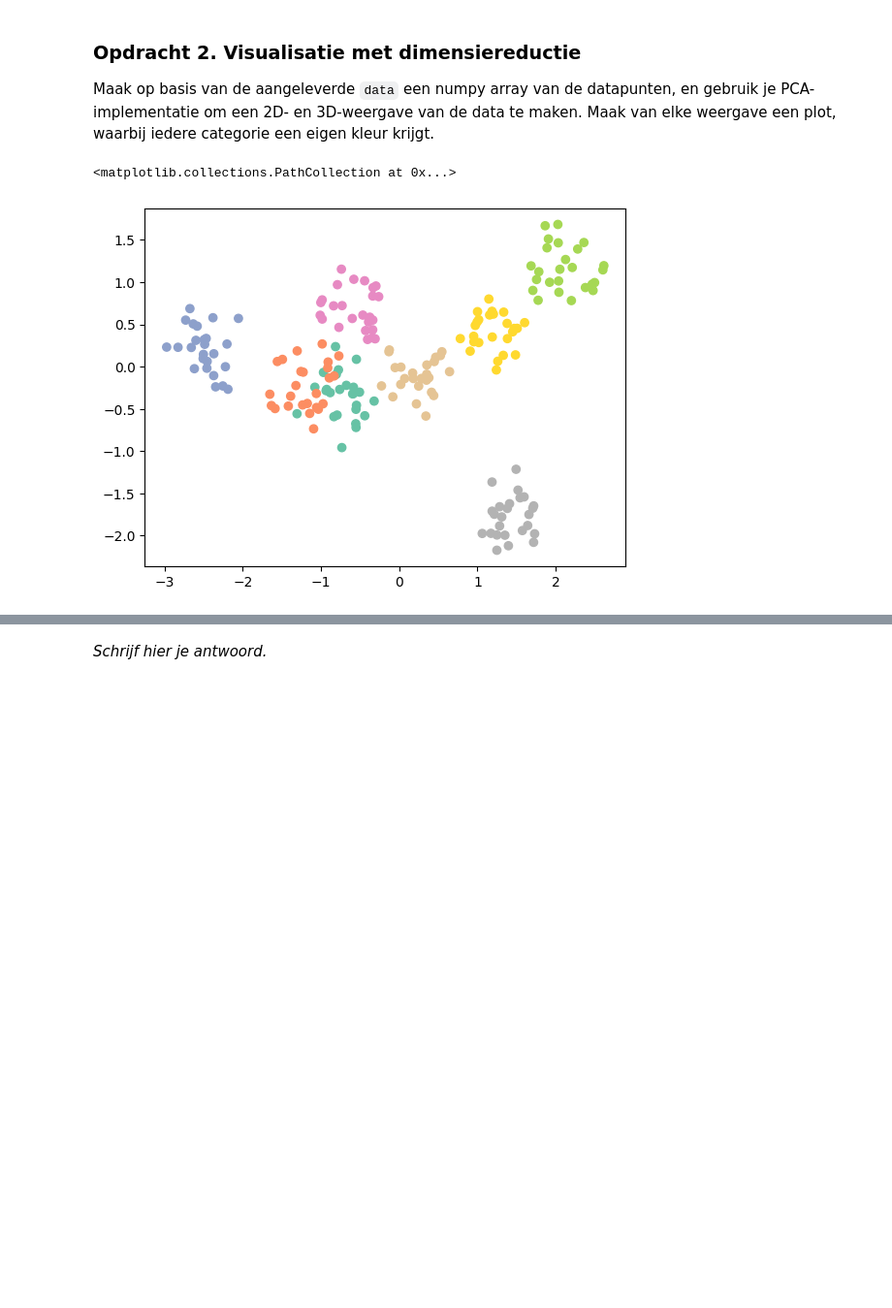
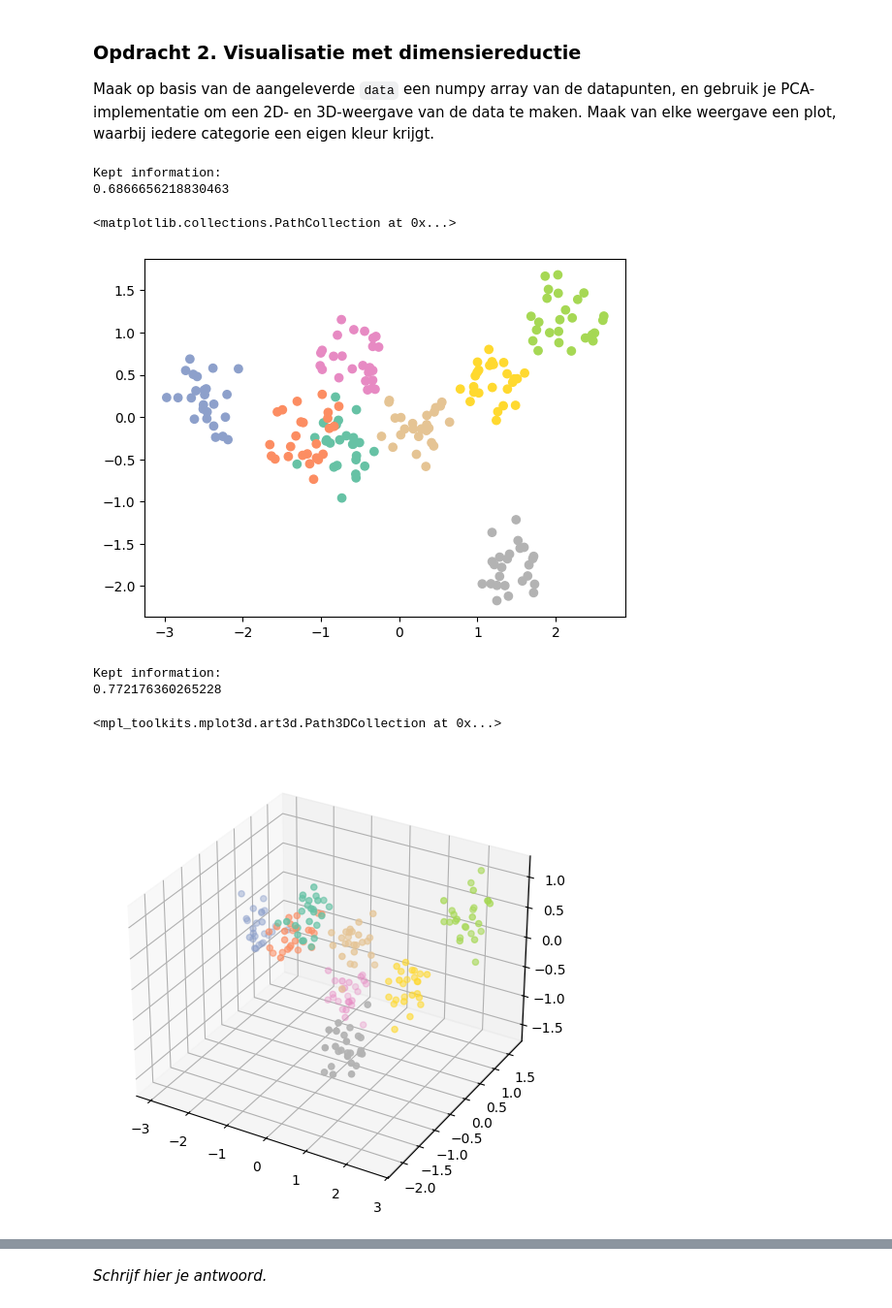
Before and after one commit to AI-S4-2026/la-ii-dimensionaliteitsreductie-Dominik-Enzinger-HU-student, a Jupyter notebook: dimensionality.ipynb, the cells around one changed output, grey strips where cells are left out. Shown at 97% size. Cells and saved outputs as stored; diff of their text form; code cells hidden in the pictures; blank space fills up the shorter version.

Commit message:
Added 3d plot

```diff
--- a/dimensionality.ipynb
+++ b/dimensionality.ipynb
@@ -96,7 +96,7 @@ Hint: Laat bij stap 3. zien (bijvoorbeeld met een `print()` statement) dat de me
 #### Output
 `X_reduced: numpy.array` - een $(m, n^\prime)$ numpy matrix met de gereduceerde data.
 # %%
-def compute_pca(X, n_components, prints=False):
+def compute_pca(X, n_components, prints=False, print_kept_information=False):
     """
     Parameters
     ----------
@@ -106,6 +106,8 @@ def compute_pca(X, n_components, prints=False):
         The number of principal components (dimensions) to keep.
     prints : boolean
         Whether or not to print the pca process.
+    print_kept_information : boolean
+        Wheter or not the factor (percentage) of kept information is printed.
 
     Returns
     -------
@@ -126,10 +128,11 @@ def compute_pca(X, n_components, prints=False):
     sorting_helper = np.argsort(eigenvalues)[::-1]
     sorted_eigenvalues = eigenvalues[sorting_helper]
     sorted_eigenvectors = eigenvectors[:,sorting_helper]
-    eigenvalue_impact = sorted_eigenvalues / sum(sorted_eigenvalues)
+    eigenvalue_information = sorted_eigenvalues / sum(sorted_eigenvalues)
 
     # Step 4: Select eigenvectors (pc's, principal components) to keep
     selected_eigenvectors = sorted_eigenvectors[:,:n_components]
+    kept_information = np.sum(eigenvalue_information[:n_components])
 
     # Prints:
     if prints:
@@ -148,13 +151,16 @@ def compute_pca(X, n_components, prints=False):
         print("Sorting helper (indices):", sorting_helper, sep="\n", end="\n\n")
         print("Sorted eigenvalues shape (features, 1):", sorted_eigenvalues.shape, sep="\n", end="\n\n")
         print("Sorted eigenvalues:", sorted_eigenvalues, sep="\n", end="\n\n")
-        print("Eigenvalue impact (percentage of impact):", eigenvalue_impact, sep="\n", end="\n\n")
+        print("Eigenvalue information (percentage of information of each eigenvalue/eigenvector):", eigenvalue_information, sep="\n", end="\n\n")
         print("Sorted eigenvectors shape (features, features):", sorted_eigenvectors.shape, sep="\n", end="\n\n")
         print("Sorted eigenvectors:", sorted_eigenvectors, sep="\n", end="\n\n")
         print("Selected eigenvectors shape (features, n_components):", selected_eigenvectors.shape, sep="\n", end="\n\n")
         print("Selected eigenvectors:", selected_eigenvectors, sep="\n", end="\n\n")
+        print("Kept information:", kept_information, sep="\n", end="\n\n")
         print("Result shape (datapoints, n_components):", (centered_data @ selected_eigenvectors).shape, sep="\n", end="\n\n")
         print("Result:", centered_data @ selected_eigenvectors, sep="\n", end="\n\n")
+    if print_kept_information:
+        print("Kept information:", kept_information, sep="\n", end="\n\n")
 
     # Stap 5: Multiply chosen eigenvectors with the centered or normalized dataset.
     return centered_data @ selected_eigenvectors
@@ -193,45 +199,48 @@ Result:
 ### Opdracht 2. Visualisatie met dimensiereductie
 
 Maak op basis van de aangeleverde `data` een numpy array van de datapunten, en gebruik je PCA-implementatie om een 2D- en 3D-weergave van de data te maken. Maak van elke weergave een plot, waarbij iedere categorie een eigen kleur krijgt.
+# %%
+# Convert labers to numbers (necessary for the color map)
+labels_to_numbers = {"Fantasy (1st person)" : 1,
+                     "Fantasy (3rd person)" : 2,
+                     "Science Fiction (1st person)" : 3,
+                     "Science Fiction (3rd person)" : 4,
+                     "Romance (1st person)" : 5,
+                     "Romance (3rd person)" : 6,
+                     "Crime (1st person)" : 7,
+                     "Crime (3rd person)" : 8}
+
+color_labels = data[:,-1].replace_strict(labels_to_numbers)
 # %%
 # Separate matrix and labels
 matrix = np.array(data[:,:-1])
 
-reduced_to_2d = compute_pca(matrix, 2, False)
+reduced_to_2d = compute_pca(matrix, 2, False, True)
 
-labels_to_numbers = {"Fantasy (1st person)" : 1,
-                     "Fantasy (3rd person)" : 2,
-                     "Science Fiction (1st person)" : 3,
-                     "Science Fiction (3rd person)" : 4,
-                     "Romance (1st person)" : 5,
-                     "Romance (3rd person)" : 6,
-                     "Crime (1st person)" : 7,
-                     "Crime (3rd person)" : 8}
-
-labels = data[:,-1].replace_strict(labels_to_numbers)
-
-plt.scatter(reduced_to_2d[:,0], reduced_to_2d[:,1], c=labels, cmap="Set2")
+# Create scatter plot
+plt.scatter(reduced_to_2d[:,0], reduced_to_2d[:,1], c=color_labels, cmap="Set2")
 # %% [output]
-<matplotlib.collections.PathCollection at 0x...>
+Kept information:
+0.6866656218830463
+<matplotlib.collections.PathCollection at 0x...>
 [figure]
 # %%
 # Separate matrix and labels
 matrix = np.array(data[:,:-1])
 
-reduced_to_3d = compute_pca(matrix, 3, False)
+reduced_to_3d = compute_pca(matrix, 3, False, True)
 
-labels_to_numbers = {"Fantasy (1st person)" : 1,
-                     "Fantasy (3rd person)" : 2,
-                     "Science Fiction (1st person)" : 3,
-                     "Science Fiction (3rd person)" : 4,
-                     "Romance (1st person)" : 5,
-                     "Romance (3rd person)" : 6,
-                     "Crime (1st person)" : 7,
-                     "Crime (3rd person)" : 8}
+# Create a figure and 3D axis
+fig = plt.figure(figsize=(8,6))
+ax = fig.add_subplot(111, projection='3d')
 
-labels = data[:,-1].replace_strict(labels_to_numbers)
-
-plt.scatter(reduced_to_2d[:,0], reduced_to_2d[:,1], c=labels, cmap="Set2")
+# Create scatter plot
+ax.scatter3D(reduced_to_3d[:,0], reduced_to_3d[:,1], reduced_to_3d[:,2], c=color_labels, cmap="Set2", marker='o')
+# %% [output]
+Kept information:
+0.772176360265228
+<mpl_toolkits.mplot3d.art3d.Path3DCollection at 0x...>
+[figure, added]
 # %% [markdown]
 ### Opdracht 3. Analyse
 
```
Also changed, not shown: parts of 2 cells of this notebook.
